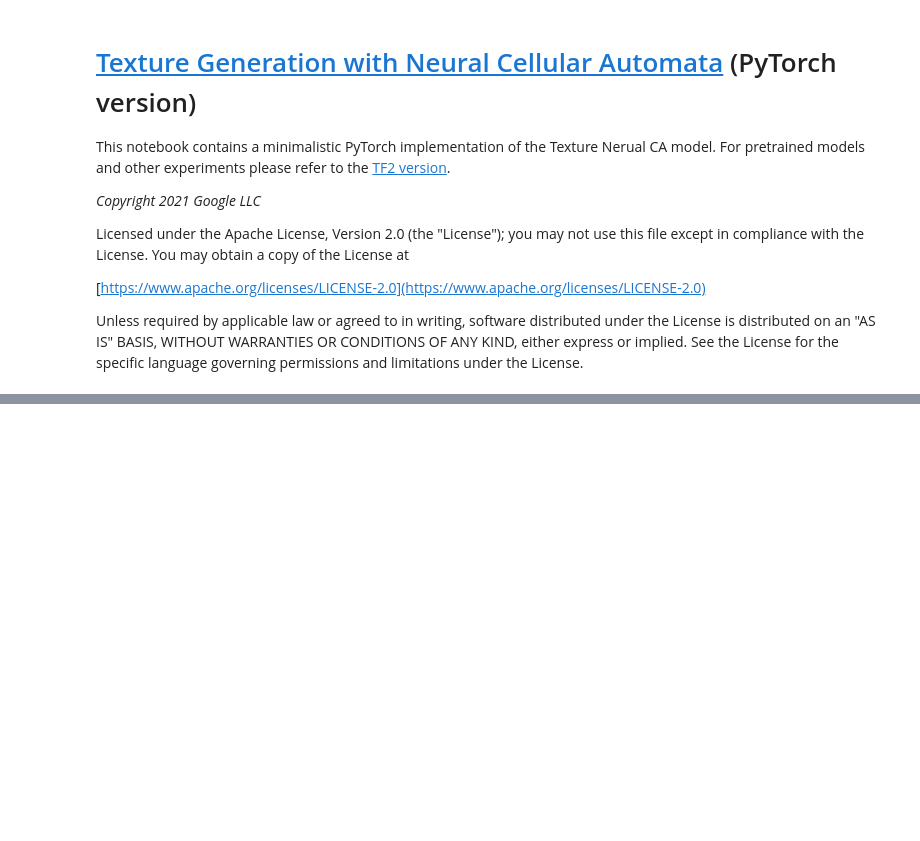
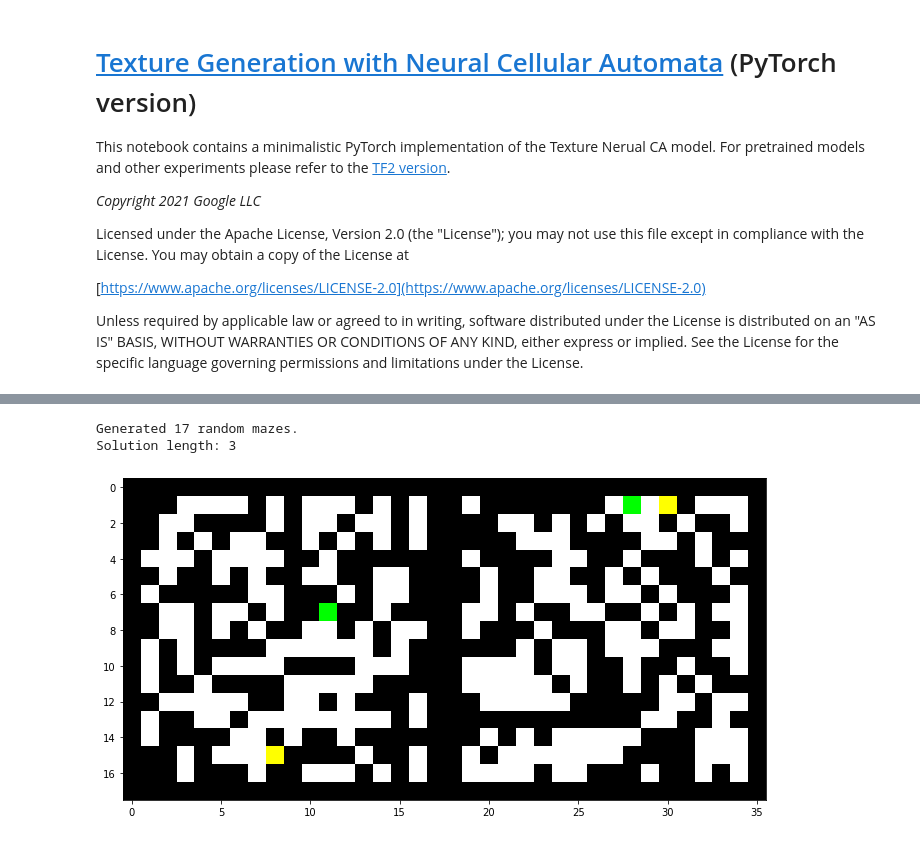
Before and after one commit to smearle/pathfinding-nca, a Jupyter notebook: path_nca.ipynb, the cells around one changed output, grey strips where cells are left out. Saved outputs shown, nothing was run; the diff lists cells and outputs as text; code cells hidden in the pictures; blank space fills up the shorter version.

```diff
--- a/path_nca.ipynb
+++ b/path_nca.ipynb
@@ -183,0 +257,61 @@ def to_nchw(img):
+# %%
+adj_coords_2d = np.array([
+    [1, 0],
+    [0, 1],
+    [-1, 0],
+    [0, -1]
+])
+
+def bfs(arr, passable=0, impassable=1, src=2, trg=3):
+    width = arr.shape[0]
+    assert width == arr.shape[1]
+    srcs = np.argwhere(arr == src)
+    assert srcs.shape[0] == 1
+    src = tuple(srcs[0])
+    frontier = [src]
+    back_paths = {}
+    visited = set({})
+    while frontier:
+        curr = frontier.pop(0)
+        if arr[curr[0], curr[1]] == trg:
+            path = []
+            path.append(curr)
+            while curr in back_paths:
+                curr = back_paths[curr]
+                path.append(curr)
+            return path[::-1]
+        visited.add(curr)
+        adjs = [tuple((np.array(curr) + move) % width) for move in adj_coords_2d]
+        for adj in adjs:
+            if adj in visited or arr[adj[0], adj[1]] == impassable:
+                continue
+            frontier.append(adj)
+            back_paths.update({adj: curr})
+    return []
+
+batch_size = 2
+solvable_mazes_onehot = []
+solvable_mazes_discrete = []
+
+# Generate new random mazes until we get enough solvable ones.
+i = 0
+while len(solvable_mazes_onehot) < batch_size:
+    rand_maze_onehot = generate_random_maze()
+    rand_maze_discrete = rand_maze_onehot.argmax(axis=1)
+    sol = bfs(rand_maze_discrete[0].cpu().numpy())
+    if sol:
+        solvable_mazes_onehot.append(rand_maze_onehot)
+        solvable_mazes_discrete.append(rand_maze_discrete)
+    i += 1
+
+print(f'Generated {i} random mazes.')
+
+rand_maze_ims = [render_discrete(rand_maze_discrete)[0] for rand_maze_discrete in solvable_mazes_discrete]
+fig, ax = pl.subplots(figsize=(20, 5))
+pl.imshow(np.hstack(rand_maze_ims))
+pl.tight_layout()
+print(f'Solution length: {len(sol)}')
+# %% [output]
+Generated 17 random mazes.
+Solution length: 3
+[figure, added]
```
Also changed, not shown: parts of 10 cells of this notebook.
